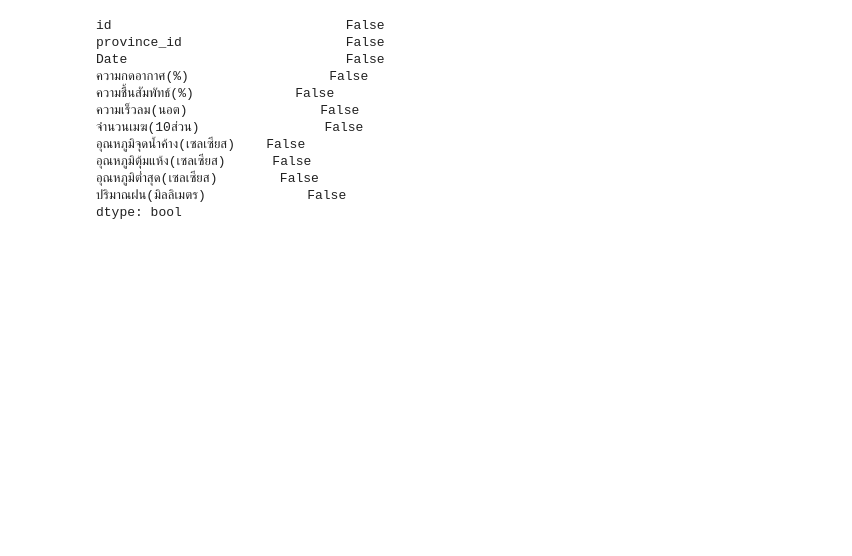
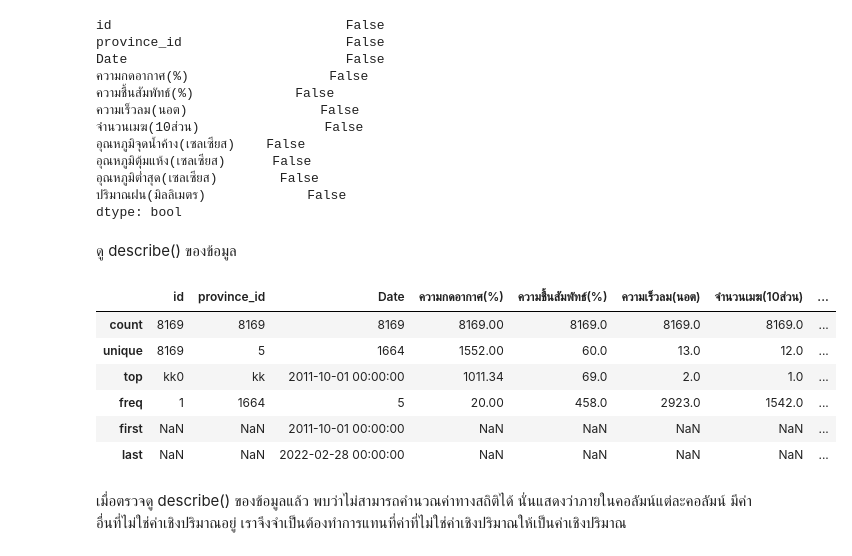
Before and after one commit to Tonry12/data_science_bootcamp_8_tonnaw, a Jupyter notebook: lo.ipynb, the cells around one changed output. Saved outputs shown, nothing was run; the diff lists cells and outputs as text; code cells hidden in the pictures; blank space fills up the shorter version.

```diff
--- a/lo.ipynb
+++ b/lo.ipynb
@@ -1448,3 +1448,18 @@ Date                            False
 อุณหภูมิต่ำสุด(เซลเซียส)        False
 ปริมาณฝน(มิลลิเมตร)             False
 dtype: bool
+# %% [markdown]
+ดู describe() ของข้อมูล
+# %%
+df_cleaned_NaT.describe()
+# %% [output]
+|  | id | province_id | Date | ความกดอากาศ(%) | ความชื้นสัมพัทธ์(%) | ความเร็วลม(นอต) | จำนวนเมฆ(10ส่วน) | ... |
+| count | 8169 | 8169 | 8169 | 8169.00 | 8169.0 | 8169.0 | 8169.0 | ... |
+| unique | 8169 | 5 | 1664 | 1552.00 | 60.0 | 13.0 | 12.0 | ... |
+| top | kk0 | kk | 2011-10-01 00:00:00 | 1011.34 | 69.0 | 2.0 | 1.0 | ... |
+| freq | 1 | 1664 | 5 | 20.00 | 458.0 | 2923.0 | 1542.0 | ... |
+| first | NaN | NaN | 2011-10-01 00:00:00 | NaN | NaN | NaN | NaN | ... |
+| last | NaN | NaN | 2022-02-28 00:00:00 | NaN | NaN | NaN | NaN | ... |
+# %% [markdown]
+เมื่อตรวจดู describe() ของข้อมูลแล้ว พบว่าไม่สามารถคำนวณค่าทางสถิติได้ นั่นแสดงว่าภายในคอลัมน์แต่ละคอลัมน์ มีค่าอื่นที่ไม่ใช่ค่าเชิงปริมาณอยู่
+เราจึงจำเป็นต้องทำการแทนที่ค่าที่ไม่ใช่ค่าเชิงปริมาณให้เป็นค่าเชิงปริมาณ
```
